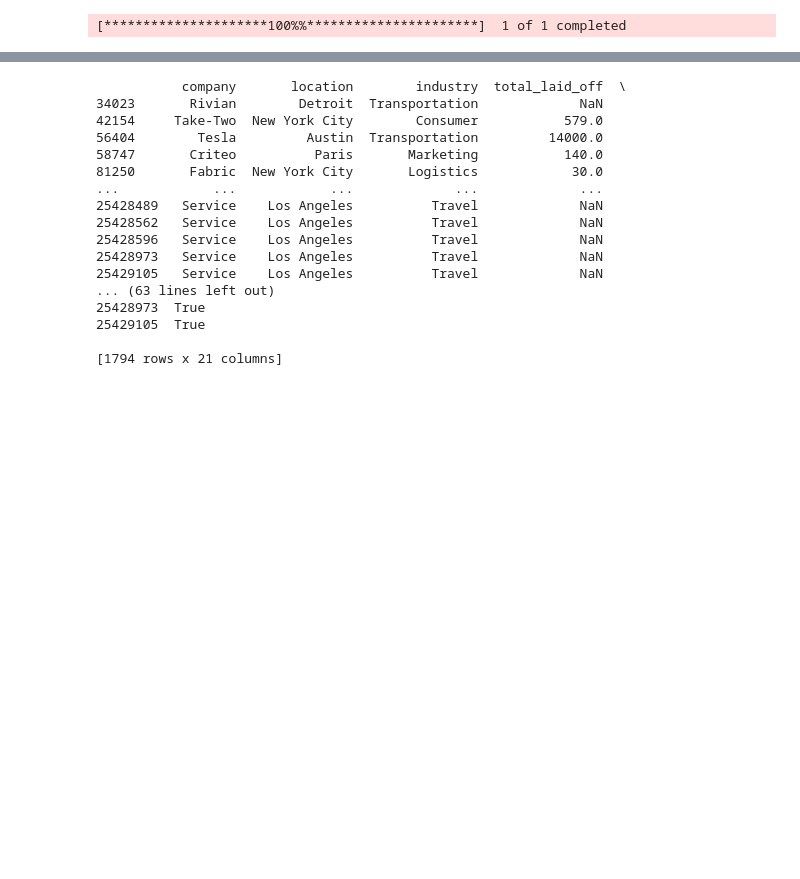
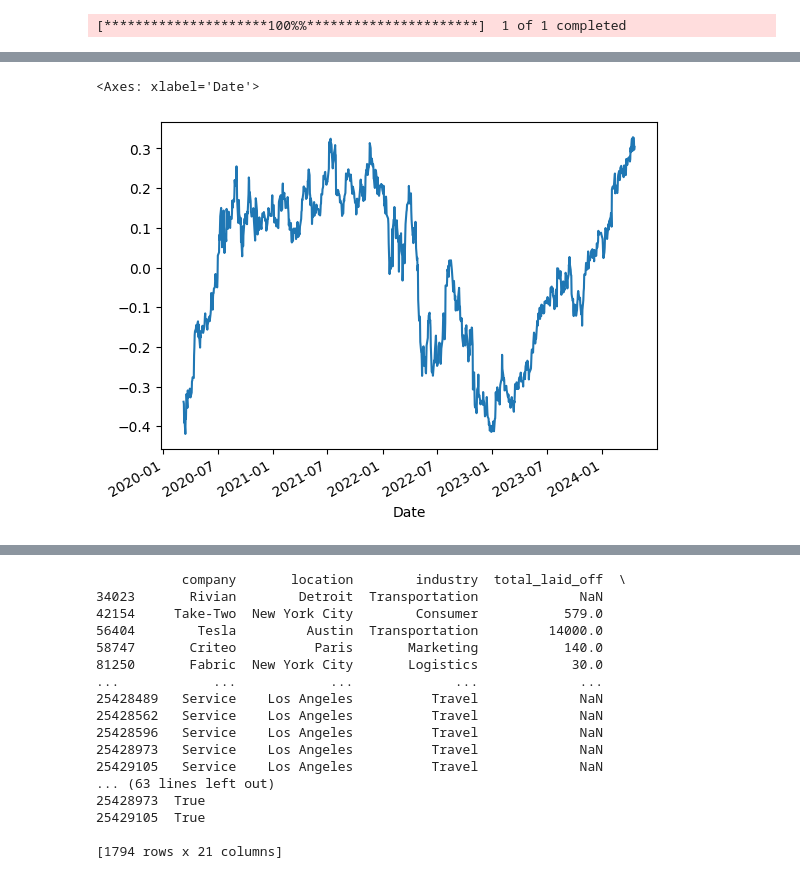
Before and after one commit to shwaylay/CMSC828A_Final_Proj, a Jupyter notebook: datasets/try_yfinance.ipynb, the cells around one changed output, grey strips where cells are left out. Drawn from its saved outputs; the diff is of its cells as text; code cells hidden in the pictures; blank space fills up the shorter version.

```diff
--- a/datasets/try_yfinance.ipynb
+++ b/datasets/try_yfinance.ipynb
@@ -9,0 +19,5 @@ pdr.get_data_yahoo("AMZN", start="2020-03-10", end="2024-04-18").to_csv("amazon_
+# %%
+((df['Open']- df["Open"].mean()) / df['Open'].mean()).plot()
+# %% [output]
+<Axes: xlabel='Date'>
+[figure, added]
```
Also changed, not shown: parts of 19 cells of this notebook, 8 other files.
